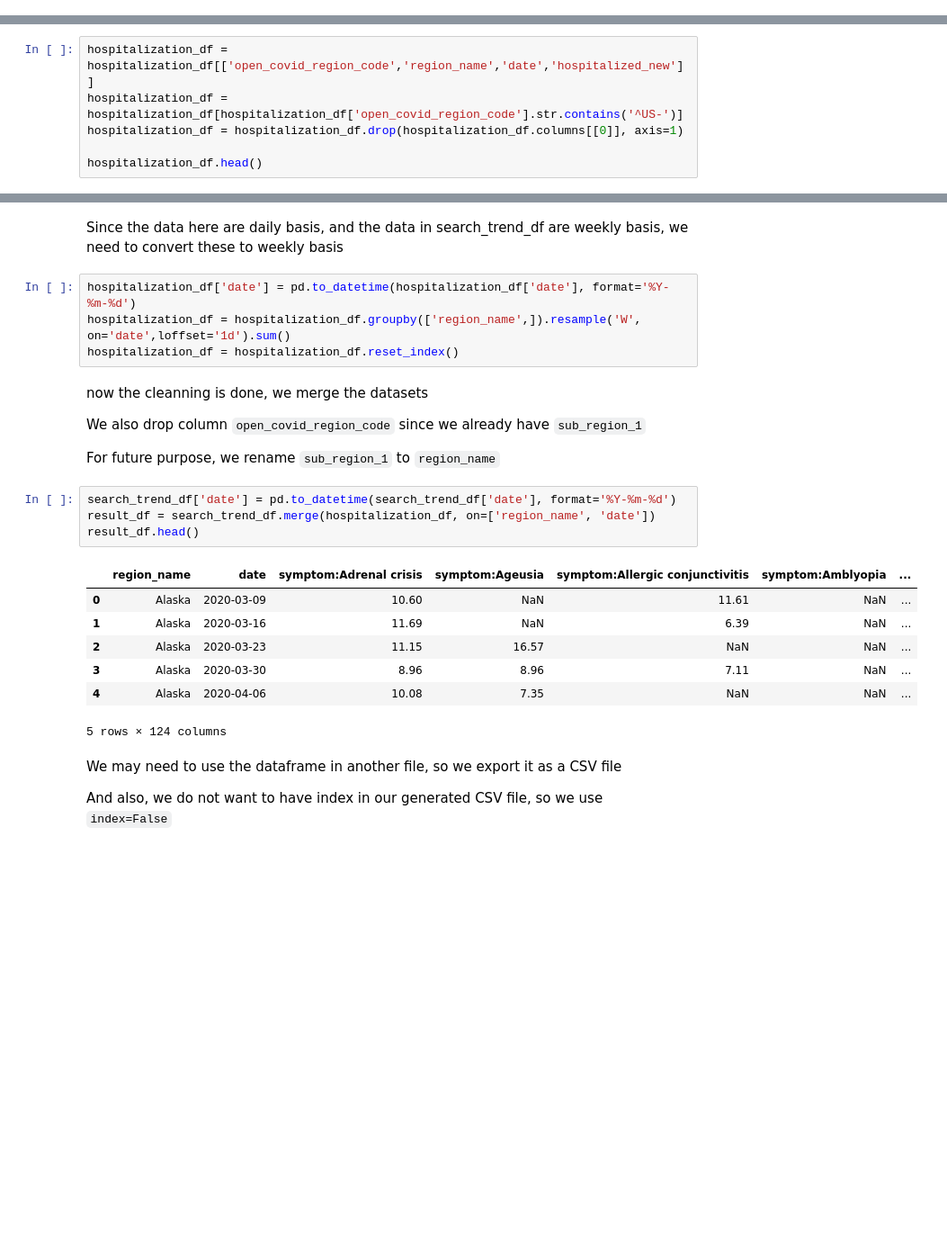
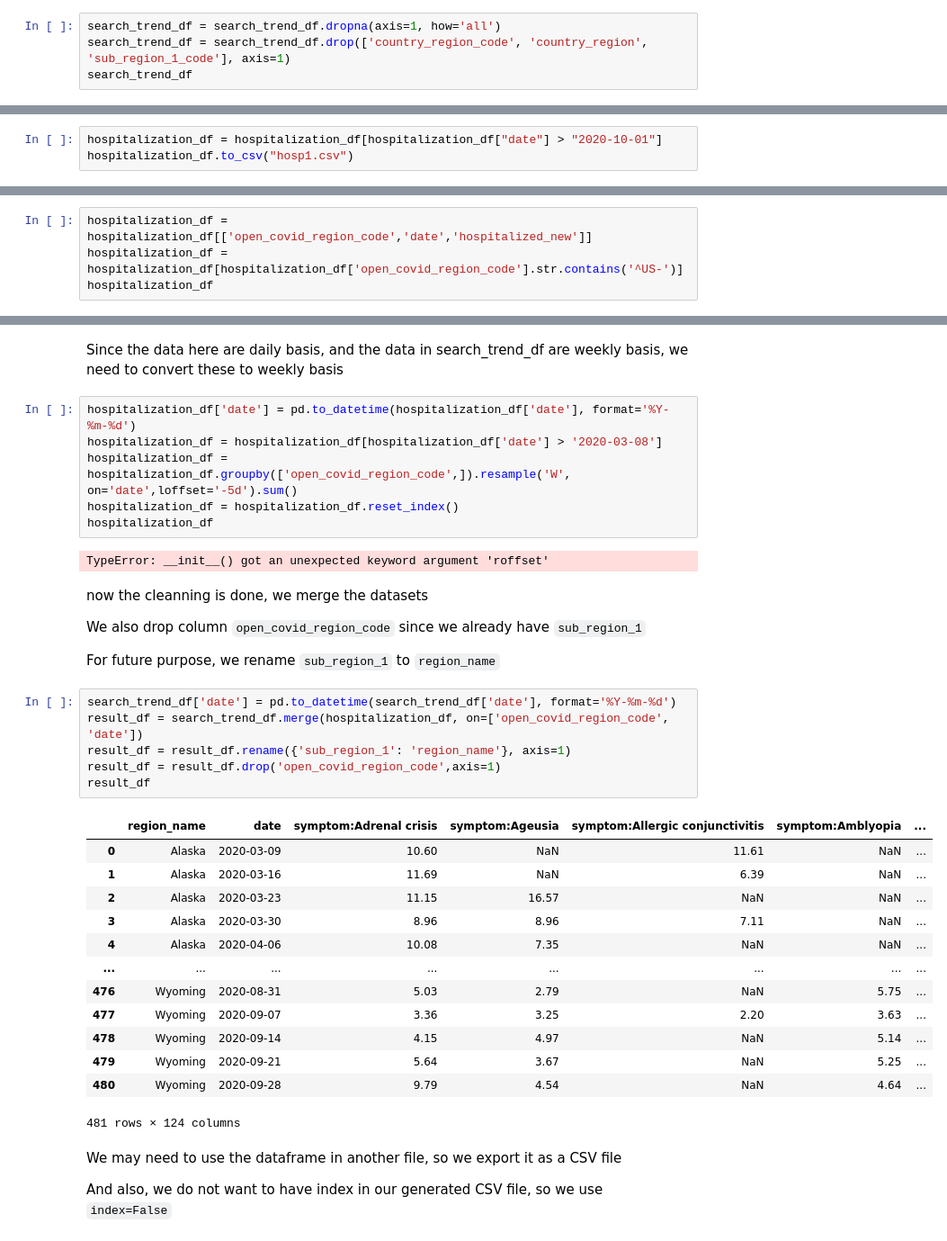
Before and after one commit to JumjieYang/COVID19-ML, a Jupyter notebook: process.ipynb, the cells around one changed output, grey strips where cells are left out. Shown at 90% size. Saved outputs shown, nothing was run; the diff lists cells and outputs as text; blank space fills up the shorter version.

```diff
--- a/process.ipynb
+++ b/process.ipynb
@@ -35,0 +68,4 @@ search_trend_df = search_trend_df.rename(columns={'sub_region_1':'region_name'})
+# %%
+search_trend_df = search_trend_df.dropna(axis=1, how='all')
+search_trend_df = search_trend_df.drop(['country_region_code', 'country_region', 'sub_region_1_code'], axis=1)
+search_trend_df
@@ -83 +140,4 @@ hospitalization_df.head()
+# %%
+hospitalization_df = hospitalization_df[hospitalization_df["date"] > "2020-10-01"]
+hospitalization_df.to_csv("hosp1.csv")
 # %% [markdown]
@@ -85,9 +145,7 @@ Since we only need `open_covid_region_code`, `region_name`,  `date`, and `hospit
 
 And in this mini-project only, we will use only data gathered from US
 # %%
-hospitalization_df = hospitalization_df[['open_covid_region_code','region_name','date','hospitalized_new']]
+hospitalization_df = hospitalization_df[['open_covid_region_code','date','hospitalized_new']]
 hospitalization_df = hospitalization_df[hospitalization_df['open_covid_region_code'].str.contains('^US-')]
-hospitalization_df = hospitalization_df.drop(hospitalization_df.columns[[0]], axis=1)
-
-hospitalization_df.head()
+hospitalization_df
 # %% [output]
@@ -101,8 +166,12 @@ hospitalization_df.head()
 Since the data here are daily basis, and the data in search_trend_df are weekly basis, we need to convert these to weekly basis
 # %%
 hospitalization_df['date'] = pd.to_datetime(hospitalization_df['date'], format='%Y-%m-%d')
-hospitalization_df = hospitalization_df.groupby(['region_name',]).resample('W', on='date',loffset='1d').sum()
+hospitalization_df = hospitalization_df[hospitalization_df['date'] > '2020-03-08']
+hospitalization_df = hospitalization_df.groupby(['open_covid_region_code',]).resample('W', on='date',loffset='-5d').sum()
 hospitalization_df = hospitalization_df.reset_index()
+hospitalization_df
+# %% [output]
+TypeError: __init__() got an unexpected keyword argument 'roffset'
 # %% [markdown]
 now the cleanning is done, we merge the datasets
 
@@ -111,16 +180,24 @@ We also drop column `open_covid_region_code` since we already have `sub_region_1
 For future purpose, we rename `sub_region_1` to `region_name`
 # %%
 search_trend_df['date'] = pd.to_datetime(search_trend_df['date'], format='%Y-%m-%d')
-result_df = search_trend_df.merge(hospitalization_df, on=['region_name', 'date'])
-result_df.head()
+result_df = search_trend_df.merge(hospitalization_df, on=['open_covid_region_code', 'date'])
+result_df = result_df.rename({'sub_region_1': 'region_name'}, axis=1)
+result_df = result_df.drop('open_covid_region_code',axis=1)
+result_df
 # %% [output]
 |  | region_name | date | symptom:Adrenal crisis | symptom:Ageusia | symptom:Allergic conjunctivitis | symptom:Amblyopia | ... |
 | 0 | Alaska | 2020-03-09 | 10.60 | NaN | 11.61 | NaN | ... |
 | 1 | Alaska | 2020-03-16 | 11.69 | NaN | 6.39 | NaN | ... |
 | 2 | Alaska | 2020-03-23 | 11.15 | 16.57 | NaN | NaN | ... |
 | 3 | Alaska | 2020-03-30 | 8.96 | 8.96 | 7.11 | NaN | ... |
 | 4 | Alaska | 2020-04-06 | 10.08 | 7.35 | NaN | NaN | ... |
+| ... | ... | ... | ... | ... | ... | ... | ... |
+| 476 | Wyoming | 2020-08-31 | 5.03 | 2.79 | NaN | 5.75 | ... |
+| 477 | Wyoming | 2020-09-07 | 3.36 | 3.25 | 2.20 | 3.63 | ... |
+| 478 | Wyoming | 2020-09-14 | 4.15 | 4.97 | NaN | 5.14 | ... |
+| 479 | Wyoming | 2020-09-21 | 5.64 | 3.67 | NaN | 5.25 | ... |
+| 480 | Wyoming | 2020-09-28 | 9.79 | 4.54 | NaN | 4.64 | ... |
-5 rows × 124 columns
+481 rows × 124 columns
 # %% [markdown]
 We may need to use the dataframe in another file, so we export it as a CSV file
 
```
Also changed, not shown: parts of 18 cells of this notebook, 3 other files.
